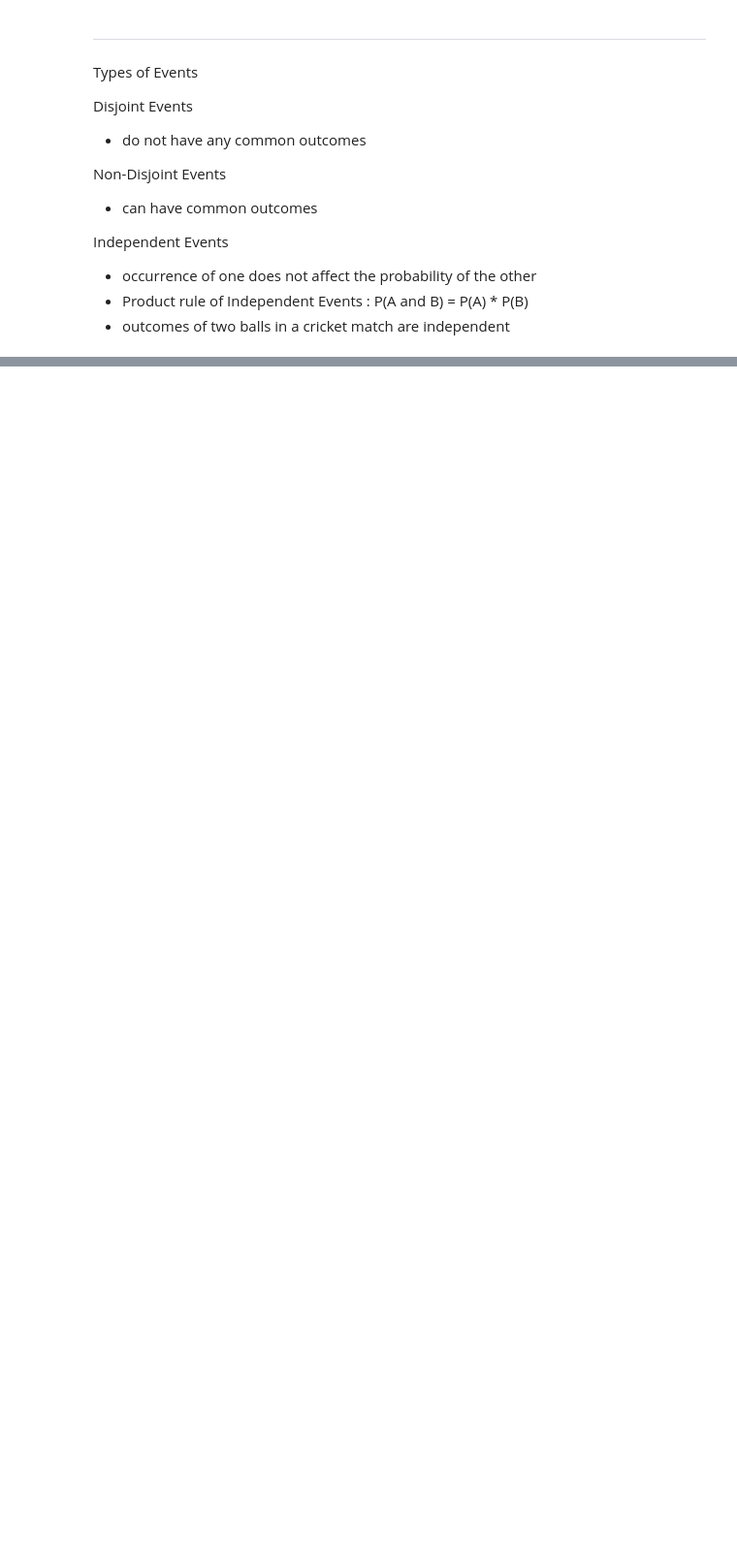
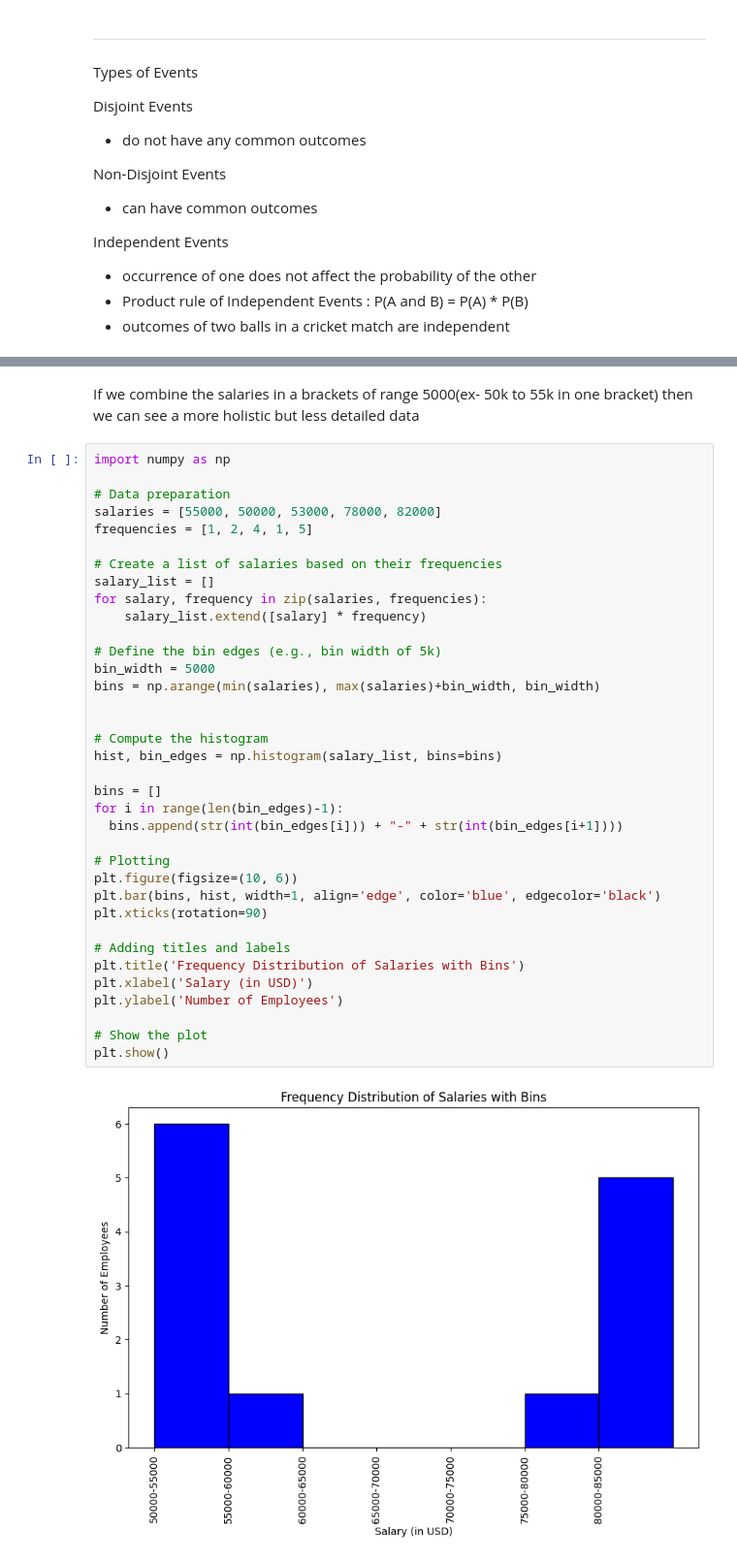
Before and after one commit to vvtrip/python_ds_course, a Jupyter notebook: 01_Prerequisites/02_probability_and_its_usecases.ipynb, the cells around one changed output, grey strips where cells are left out. Shown at 97% size. Cells and saved outputs as stored; diff of their text form; blank space fills up the shorter version.

```diff
--- a/01_Prerequisites/02_probability_and_its_usecases.ipynb
+++ b/01_Prerequisites/02_probability_and_its_usecases.ipynb
@@ -39,0 +77,40 @@ Independent Events
+# %% [markdown]
+If we combine the salaries in a brackets of range 5000(ex- 50k to 55k in one bracket)  then we can see a more holistic but less detailed data
+# %%
+import numpy as np
+
+# Data preparation
+salaries = [55000, 50000, 53000, 78000, 82000]
+frequencies = [1, 2, 4, 1, 5]
+
+# Create a list of salaries based on their frequencies
+salary_list = []
+for salary, frequency in zip(salaries, frequencies):
+    salary_list.extend([salary] * frequency)
+
+# Define the bin edges (e.g., bin width of 5k)
+bin_width = 5000
+bins = np.arange(min(salaries), max(salaries)+bin_width, bin_width)
+
+
+# Compute the histogram
+hist, bin_edges = np.histogram(salary_list, bins=bins)
+
+bins = []
+for i in range(len(bin_edges)-1):
+  bins.append(str(int(bin_edges[i])) + "-" + str(int(bin_edges[i+1])))
+
+# Plotting
+plt.figure(figsize=(10, 6))
+plt.bar(bins, hist, width=1, align='edge', color='blue', edgecolor='black')
+plt.xticks(rotation=90)
+
+# Adding titles and labels
+plt.title('Frequency Distribution of Salaries with Bins')
+plt.xlabel('Salary (in USD)')
+plt.ylabel('Number of Employees')
+
+# Show the plot
+plt.show()
+# %% [output]
+[figure, added]
```
Also changed, not shown: parts of 6 cells of this notebook.
